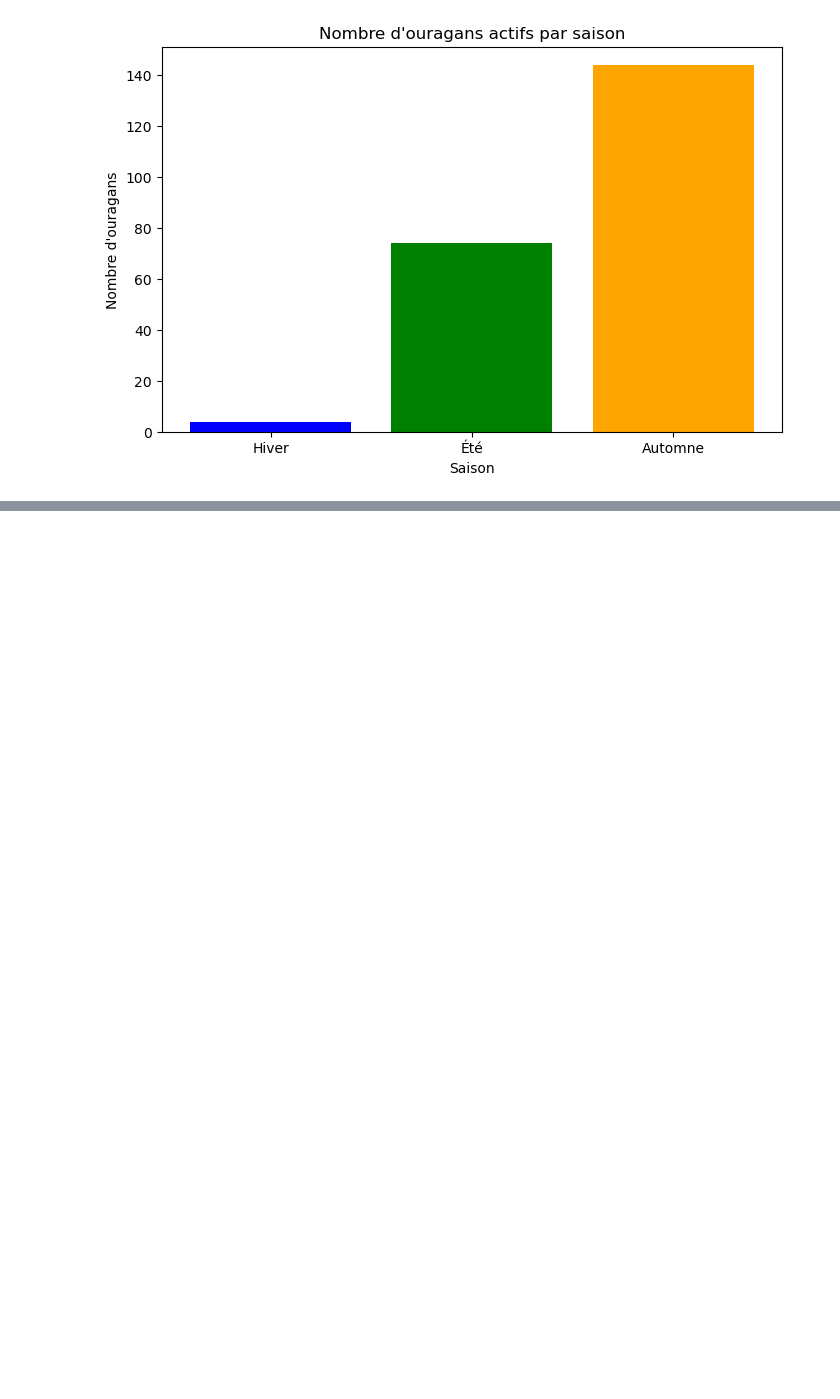
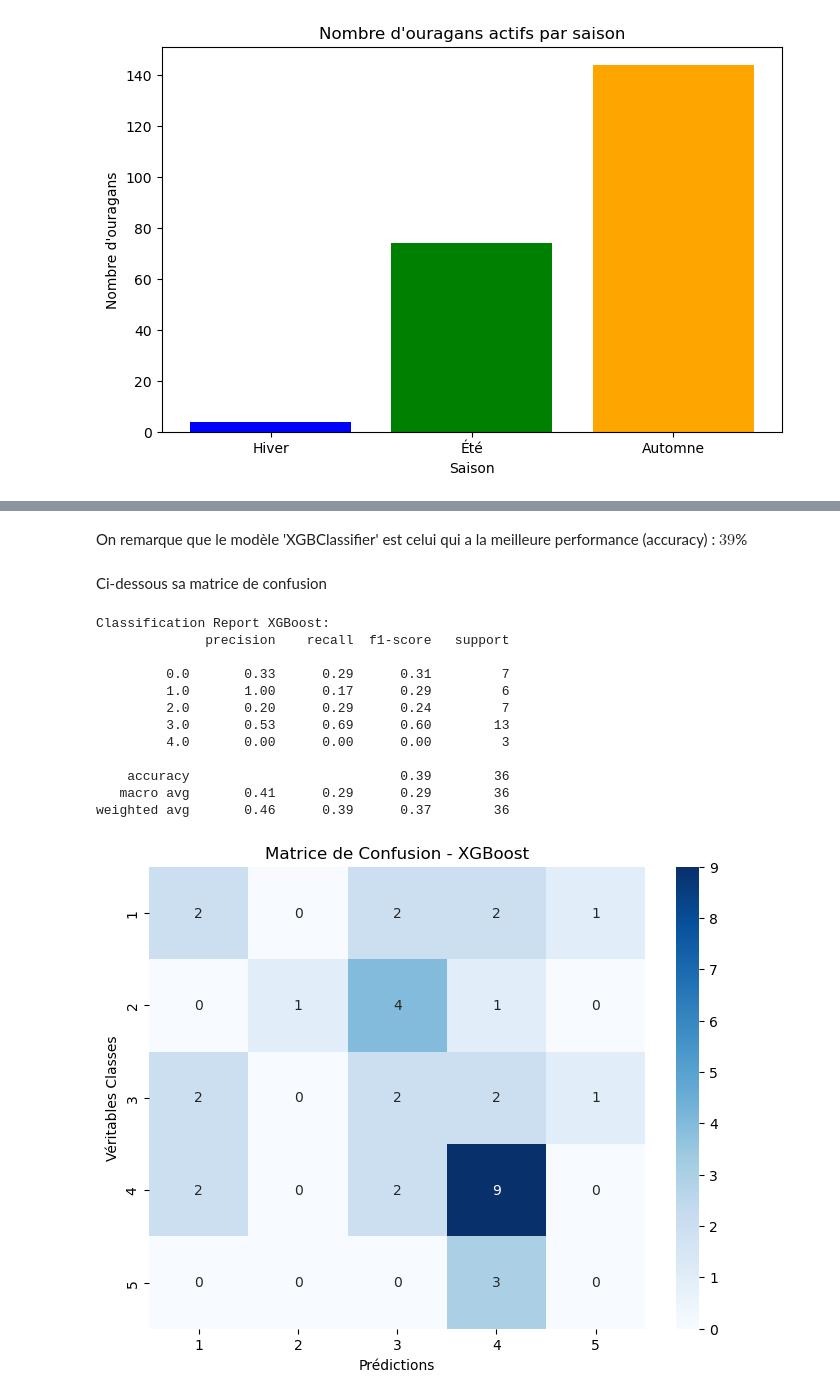
Before and after one commit to andersontess/Projet-Bio-Info, a Jupyter notebook: tess_mitopke_ruffine_kone_2.ipynb, the cells around one changed output, grey strips where cells are left out. Saved outputs shown, nothing was run; the diff lists cells and outputs as text; code cells hidden in the pictures; blank space fills up the shorter version.

```diff
--- a/tess_mitopke_ruffine_kone_2.ipynb
+++ b/tess_mitopke_ruffine_kone_2.ipynb
@@ -1167,0 +1174,3 @@ if __name__ == "__main__":
+# %%
+max_category_month['season'] = max_category_month['month_at_max_category'].apply(get_season_at_max_category)
+max_category_month
@@ -1167,0 +1191,4 @@ if __name__ == "__main__":
+# %%
+#On fusionne les deux datasets sur la colonne 'name'
+df_for_prediction = pd.merge(max_category_month, final_durations, on=['name', 'category'], how='inner')
+df_for_prediction
@@ -1167,0 +1279,16 @@ if __name__ == "__main__":
+# %%
+from sklearn.svm import SVC
+
+#On sépare les données en ensemble d'entraînement et de test
+X_train, X_test, y_train, y_test = train_test_split(features, labels, test_size=0.2, random_state=42)
+
+#Création et entraînement du modèle SVM avec des classes déséquilibrées
+model_svm = SVC(class_weight='balanced', random_state=42)
+model_svm.fit(X_train, y_train)
+
+#Prédiction sur l'ensemble de test
+y_pred_svm = model_svm.predict(X_test)
+
+#Évaluation du modèle
+print("Classification Report SVM:")
+print(classification_report(y_test, y_pred_svm))
@@ -1167,0 +1308,34 @@ if __name__ == "__main__":
+# %% [markdown]
+On remarque que le modèle 'XGBClassifier' est celui qui a la meilleure performance (accuracy) : $39$%
+# %% [markdown]
+Ci-dessous sa matrice de confusion
+# %%
+from sklearn.metrics import confusion_matrix
+#Évaluation du modèle
+print("Classification Report XGBoost:")
+print(classification_report(y_test, y_pred_xgb))
+
+#Matrice de confusion
+conf_matrix = confusion_matrix(y_test, y_pred_xgb)
+
+#Affichage de la matrice de confusion avec seaborn
+plt.figure(figsize=(8, 6))
+sns.heatmap(conf_matrix, annot=True, fmt='d', cmap='Blues', xticklabels=[1, 2, 3, 4, 5], yticklabels=[1, 2, 3, 4, 5])
+plt.title('Matrice de Confusion - XGBoost')
+plt.xlabel('Prédictions')
+plt.ylabel('Véritables Classes')
+plt.show()
+# %% [output]
+Classification Report XGBoost:
+              precision    recall  f1-score   support
+
+         0.0       0.33      0.29      0.31         7
+         1.0       1.00      0.17      0.29         6
+         2.0       0.20      0.29      0.24         7
+         3.0       0.53      0.69      0.60        13
+         4.0       0.00      0.00      0.00         3
+
+    accuracy                           0.39        36
+   macro avg       0.41      0.29      0.29        36
+weighted avg       0.46      0.39      0.37        36
+[figure, added]
```
Also changed, not shown: parts of 39 cells of this notebook.
